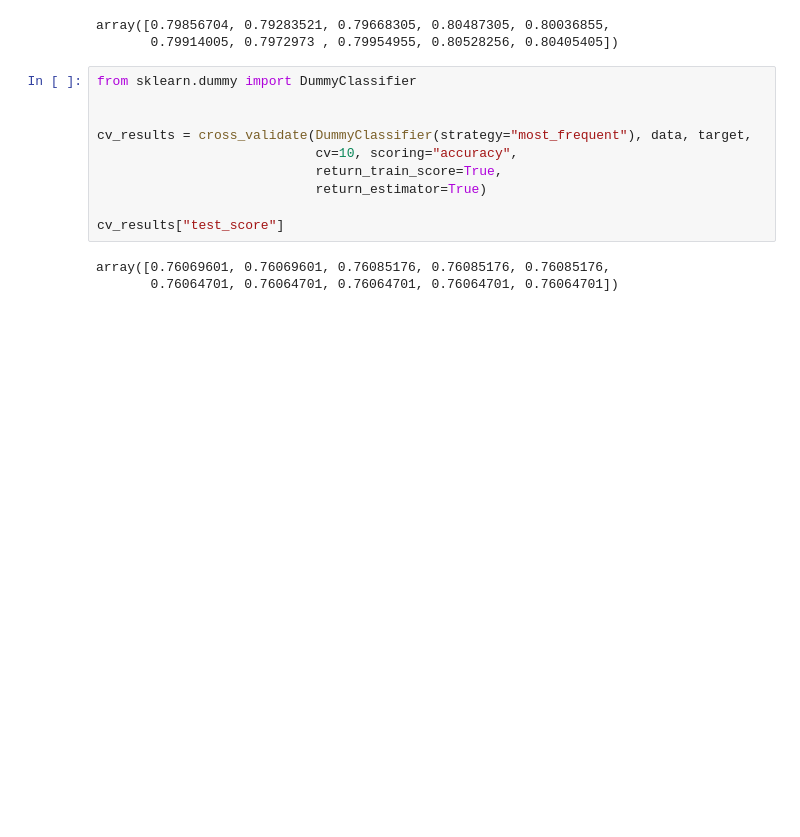
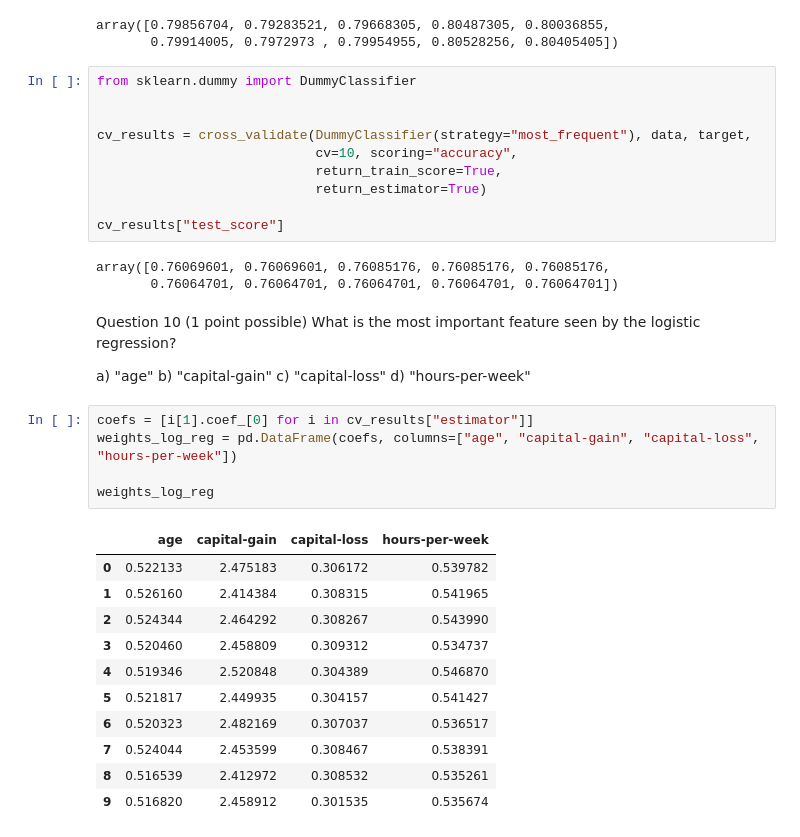
Before and after one commit to xBorja042/INRIA_SCIKITLEARN, a Jupyter notebook: 4.-linear_models/QUIZ_linear_models_questions.ipynb, the cells around one changed output. Cells and saved outputs as stored; diff of their text form; blank space fills up the shorter version.

```diff
--- a/4.-linear_models/QUIZ_linear_models_questions.ipynb
+++ b/4.-linear_models/QUIZ_linear_models_questions.ipynb
@@ -353,3 +353,25 @@ cv_results["test_score"]
 # %% [output]
 array([0.76069601, 0.76069601, 0.76085176, 0.76085176, 0.76085176,
        0.76064701, 0.76064701, 0.76064701, 0.76064701, 0.76064701])
+# %% [markdown]
+Question 10 (1 point possible)
+What is the most important feature seen by the logistic regression?
+
+ a) "age" b) "capital-gain" c) "capital-loss" d) "hours-per-week"
+# %%
+coefs = [i[1].coef_[0] for i in cv_results["estimator"]]
+weights_log_reg = pd.DataFrame(coefs, columns=["age", "capital-gain", "capital-loss", "hours-per-week"])
+
+weights_log_reg
+# %% [output]
+|  | age | capital-gain | capital-loss | hours-per-week |
+| 0 | 0.522133 | 2.475183 | 0.306172 | 0.539782 |
+| 1 | 0.526160 | 2.414384 | 0.308315 | 0.541965 |
+| 2 | 0.524344 | 2.464292 | 0.308267 | 0.543990 |
+| 3 | 0.520460 | 2.458809 | 0.309312 | 0.534737 |
+| 4 | 0.519346 | 2.520848 | 0.304389 | 0.546870 |
+| 5 | 0.521817 | 2.449935 | 0.304157 | 0.541427 |
+| 6 | 0.520323 | 2.482169 | 0.307037 | 0.536517 |
+| 7 | 0.524044 | 2.453599 | 0.308467 | 0.538391 |
+| 8 | 0.516539 | 2.412972 | 0.308532 | 0.535261 |
+| 9 | 0.516820 | 2.458912 | 0.301535 | 0.535674 |
```
Also changed, not shown: parts of 14 cells of this notebook, 1 other file.
